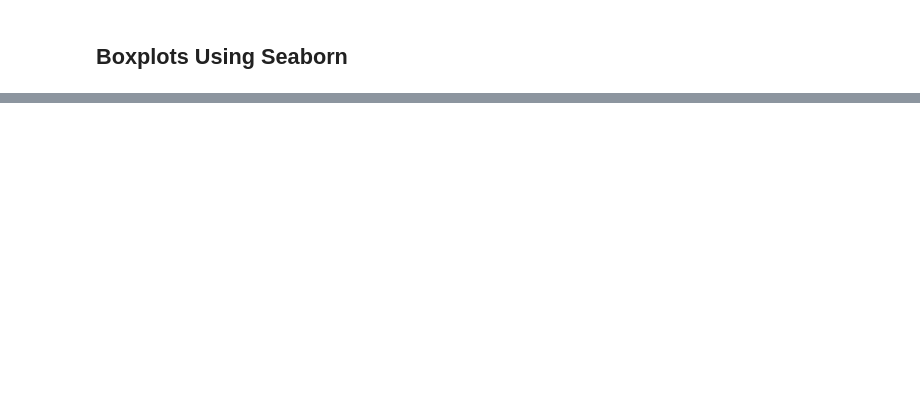
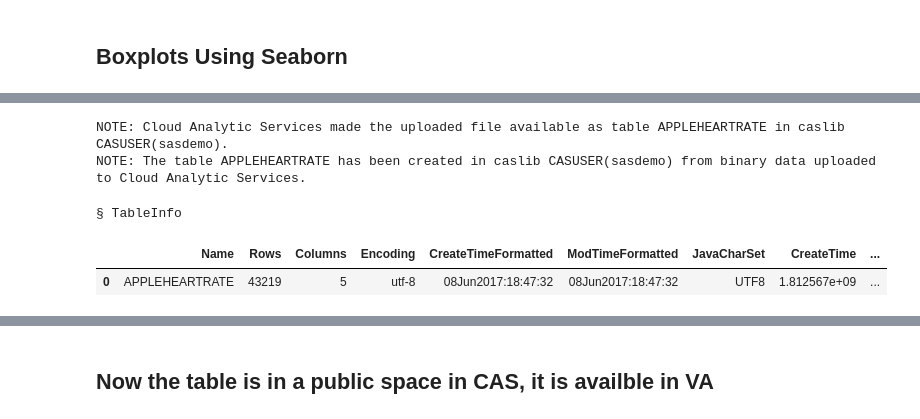
Before and after one commit to scoyote/AppleHealthAnalyze, a Jupyter notebook: ImportAppleHealthXML.ipynb, the cells around one changed output, grey strips where cells are left out. Cells and saved outputs as stored; diff of their text form; code cells hidden in the pictures; blank space fills up the shorter version.

```diff
--- a/ImportAppleHealthXML.ipynb
+++ b/ImportAppleHealthXML.ipynb
@@ -180,0 +203,3 @@ sns.stripplot(x="Month", y="Value", data=myd,jitter=True, size=1, alpha=.25, col
+# %%
+# Load necessary actionsets
+sess.loadactionset(actionset="table")
@@ -180,0 +218,13 @@ sns.stripplot(x="Month", y="Value", data=myd,jitter=True, size=1, alpha=.25, col
+# %%
+upRes = sess.upload(data=myd,casout='AppleHeartrate')
+sess.promote(name='AppleHeartrate')
+ahr = upRes.casTable
+# %% [output]
+NOTE: Cloud Analytic Services made the uploaded file available as table APPLEHEARTRATE in caslib CASUSER(sasdemo).
+NOTE: The table APPLEHEARTRATE has been created in caslib CASUSER(sasdemo) from binary data uploaded to Cloud Analytic Services.
+# %%
+sess.table.tableinfo()
+# %% [output]
+§ TableInfo
+|  | Name | Rows | Columns | Encoding | CreateTimeFormatted | ModTimeFormatted | JavaCharSet | CreateTime | ... |
+| 0 | APPLEHEARTRATE | 43219 | 5 | utf-8 | 08Jun2017:18:47:32 | 08Jun2017:18:47:32 | UTF8 | 1.812567e+09 | ... |
@@ -180,0 +232,2 @@ sns.stripplot(x="Month", y="Value", data=myd,jitter=True, size=1, alpha=.25, col
+# %% [markdown]
+## Now the table is in a public space in CAS, it is availble in VA
```
Also changed, not shown: parts of 16 cells of this notebook, 1 other file.
